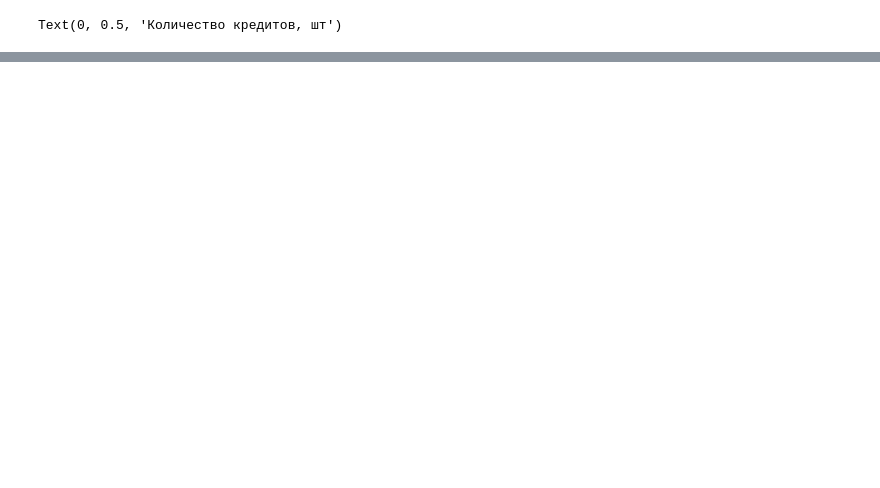
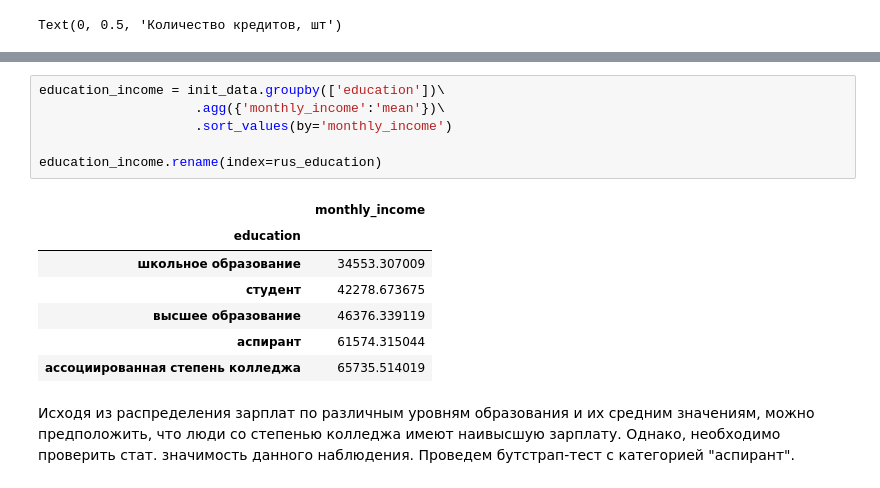
Before and after one commit to GlebsterHD/Tinkoff_DS_challenge, a Jupyter notebook: EDA.ipynb, the cells around one changed output, grey strips where cells are left out. Saved outputs shown, nothing was run; the diff lists cells and outputs as text; blank space fills up the shorter version.

```diff
--- a/EDA.ipynb
+++ b/EDA.ipynb
@@ -1348,0 +1362,16 @@ plt.tight_layout()
+# %%
+education_income = init_data.groupby(['education'])\
+                    .agg({'monthly_income':'mean'})\
+                    .sort_values(by='monthly_income')
+
+education_income.rename(index=rus_education)
+# %% [output]
+|  | monthly_income |
+| education |  |
+| школьное образование | 34553.307009 |
+| студент | 42278.673675 |
+| высшее образование | 46376.339119 |
+| аспирант | 61574.315044 |
+| ассоциированная степень колледжа | 65735.514019 |
+# %% [markdown]
+Исходя из распределения зарплат по различным уровням образования и их средним значениям, можно предположить, что люди со степенью колледжа имеют наивысшую зарплату. Однако, необходимо проверить стат. значимость данного наблюдения. Проведем бутстрап-тест с категорией "аспирант".
```
Also changed, not shown: parts of 144 cells of this notebook.
